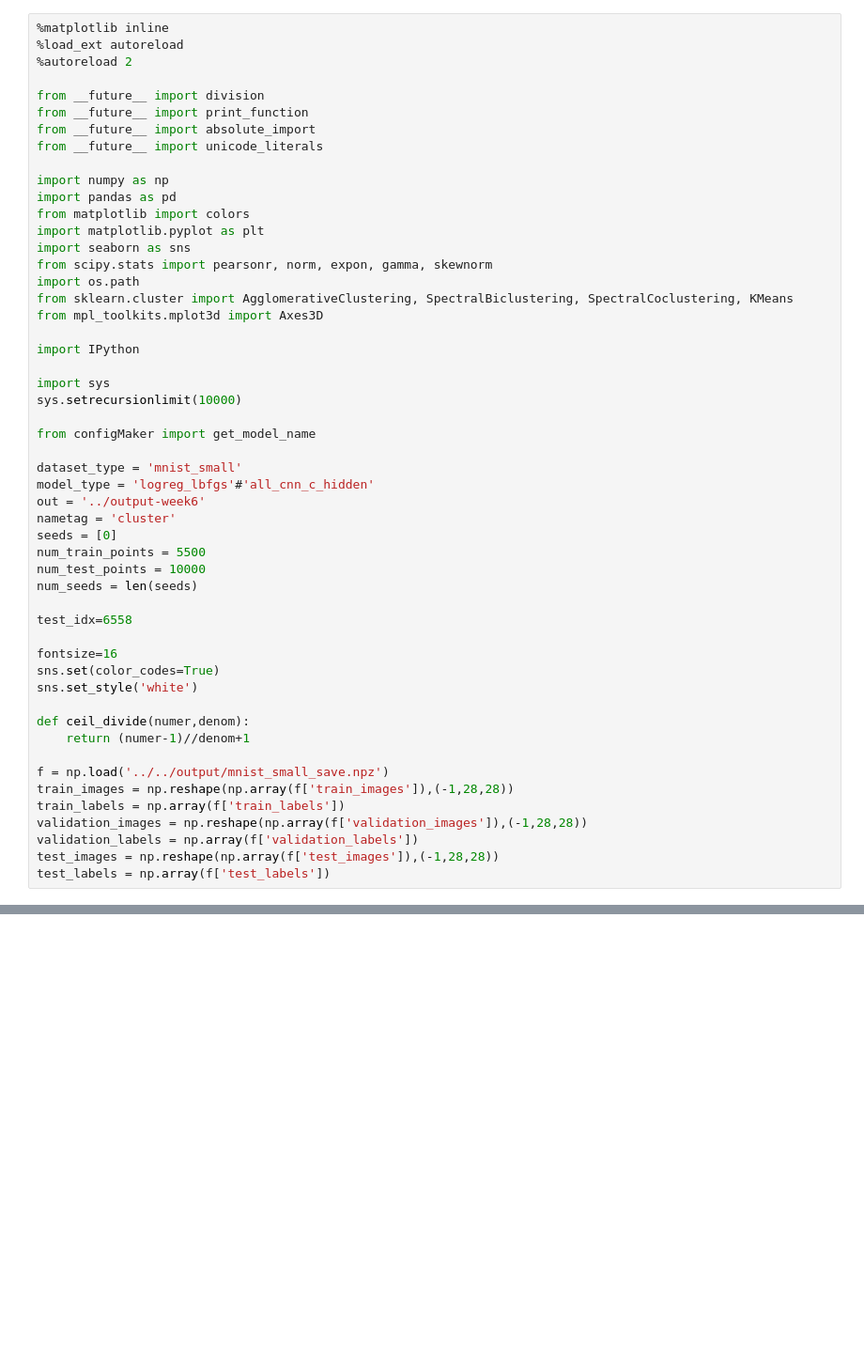
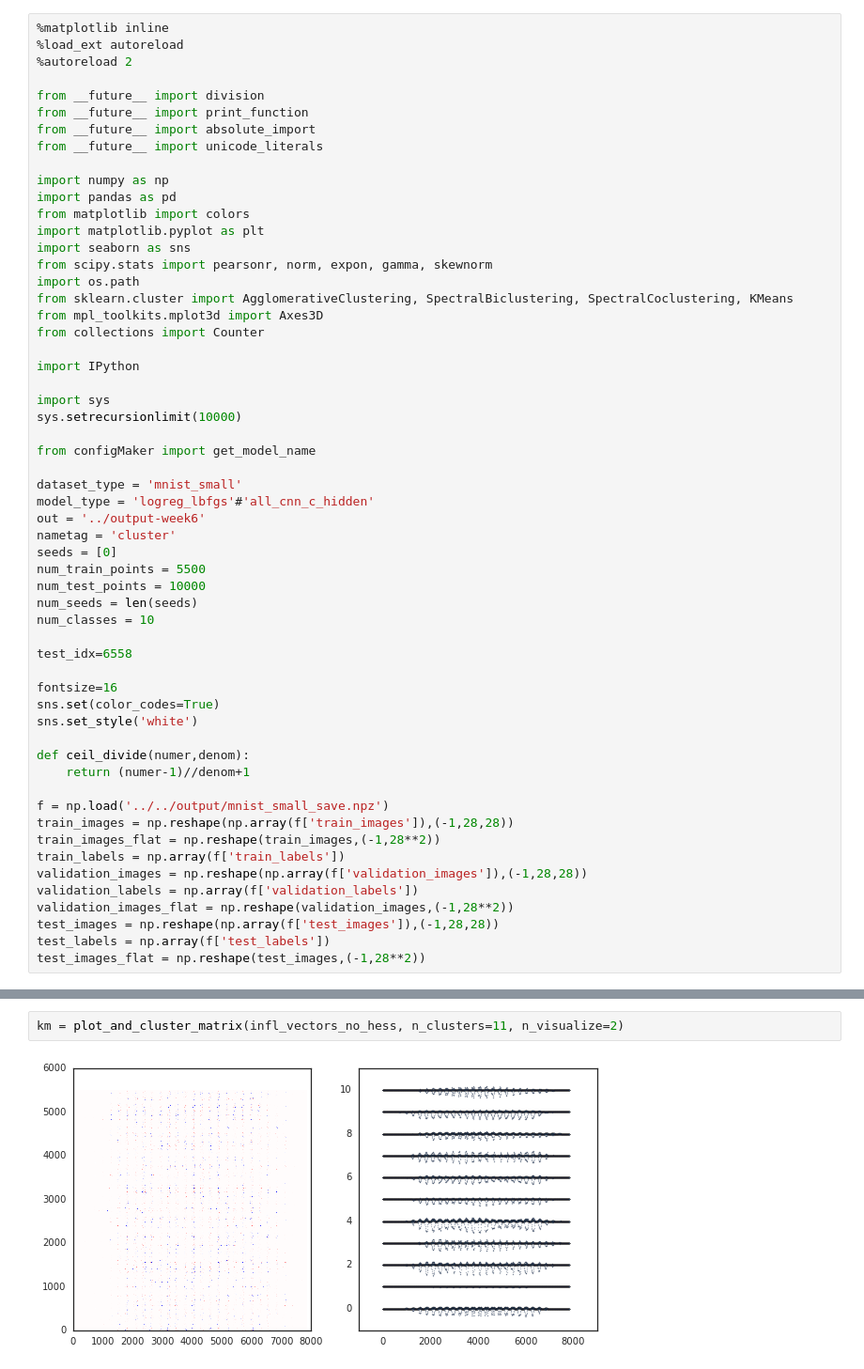
Before and after one commit to bbbert/influence-release, a Jupyter notebook: scripts/cluster_multiple_points.ipynb, the cells around one changed output, grey strips where cells are left out. Shown at 94% size. Cells and saved outputs as stored; diff of their text form; blank space fills up the shorter version.

```diff
--- a/scripts/cluster_multiple_points.ipynb
+++ b/scripts/cluster_multiple_points.ipynb
@@ -17,6 +17,7 @@ from scipy.stats import pearsonr, norm, expon, gamma, skewnorm
 import os.path
 from sklearn.cluster import AgglomerativeClustering, SpectralBiclustering, SpectralCoclustering, KMeans
 from mpl_toolkits.mplot3d import Axes3D
+from collections import Counter
 
 import IPython
 
@@ -33,6 +34,7 @@ seeds = [0]
 num_train_points = 5500
 num_test_points = 10000
 num_seeds = len(seeds)
+num_classes = 10
 
 test_idx=6558
 
@@ -45,8 +47,11 @@ def ceil_divide(numer,denom):
 
 f = np.load('../../output/mnist_small_save.npz')
 train_images = np.reshape(np.array(f['train_images']),(-1,28,28))
+train_images_flat = np.reshape(train_images,(-1,28**2))
 train_labels = np.array(f['train_labels'])
 validation_images = np.reshape(np.array(f['validation_images']),(-1,28,28))
 validation_labels = np.array(f['validation_labels'])
+validation_images_flat = np.reshape(validation_images,(-1,28**2))
 test_images = np.reshape(np.array(f['test_images']),(-1,28,28))
 test_labels = np.array(f['test_labels'])
+test_images_flat = np.reshape(test_images,(-1,28**2))
@@ -106,0 +138,4 @@ plot_and_cluster_matrix(infl_vectors_no_hess)
+# %%
+km = plot_and_cluster_matrix(infl_vectors_no_hess, n_clusters=11, n_visualize=2)
+# %% [output]
+[figure, added]
```
Also changed, not shown: parts of 7 cells of this notebook.
